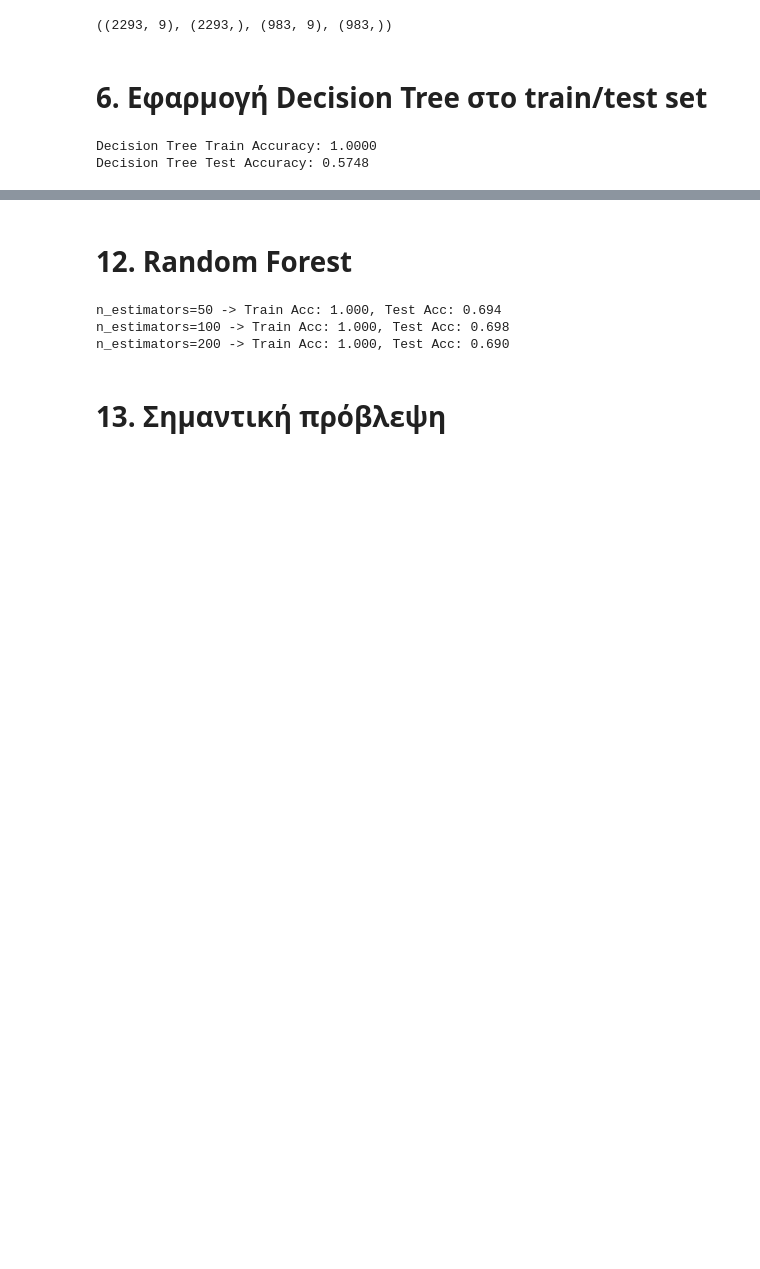
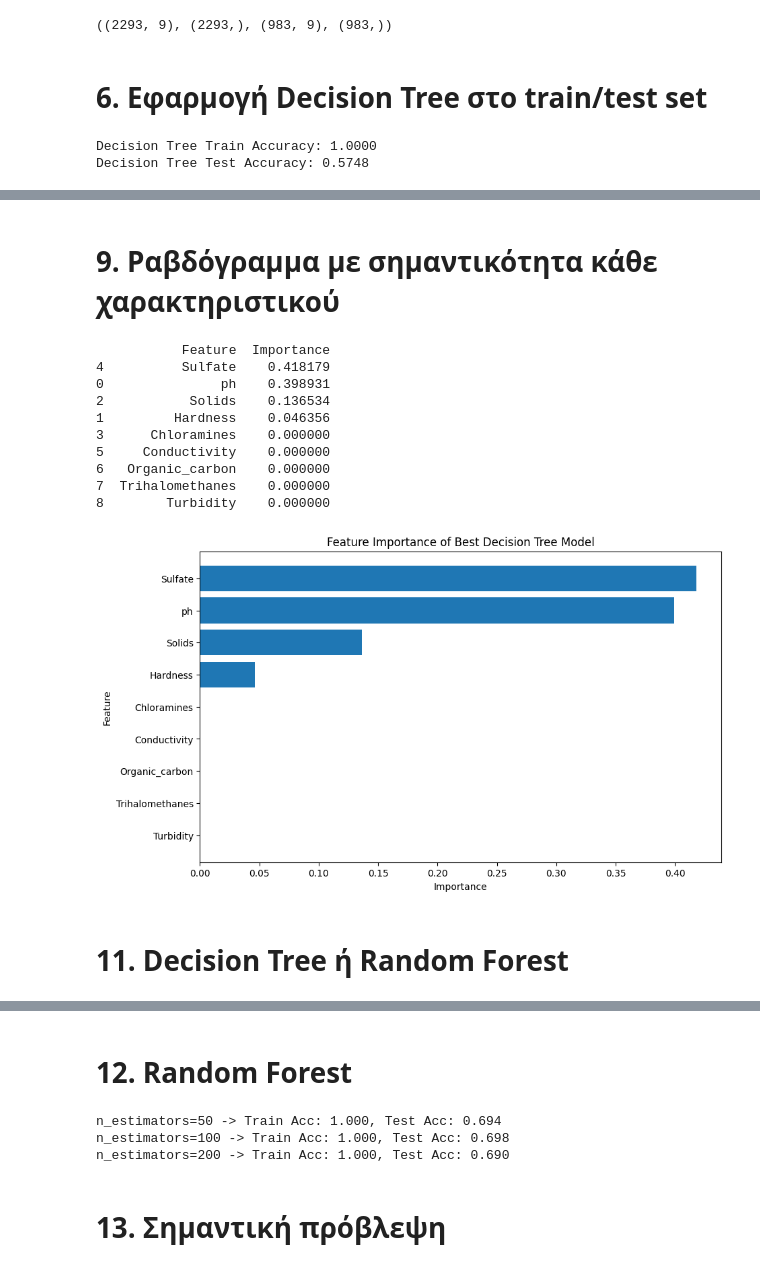
Before and after one commit to vpapoglou/Machine-Learning-Auth, a Jupyter notebook: Εργασία_2.ipynb, the cells around one changed output, grey strips where cells are left out. Drawn from its saved outputs; the diff is of its cells as text; code cells hidden in the pictures; blank space fills up the shorter version.

```diff
--- a/Εργασία_2.ipynb
+++ b/Εργασία_2.ipynb
@@ -163,0 +285,34 @@ Decision Tree Test Accuracy: 0.5748
+# %% [markdown]
+# 9. Ραβδόγραμμα με σημαντικότητα κάθε χαρακτηριστικού
+# %%
+importances = best_model.feature_importances_
+features = input_dataset.columns
+
+feat_imp = pd.DataFrame({
+    'Feature': features,
+    'Importance': importances
+}).sort_values(by='Importance', ascending=False)
+
+print(feat_imp)
+
+plt.figure(figsize=(10, 6))
+plt.barh(feat_imp['Feature'], feat_imp['Importance'])
+plt.xlabel('Importance')
+plt.ylabel('Feature')
+plt.title('Feature Importance of Best Decision Tree Model')
+plt.gca().invert_yaxis()
+plt.show()
+# %% [output]
+           Feature  Importance
+4          Sulfate    0.418179
+0               ph    0.398931
+2           Solids    0.136534
+1         Hardness    0.046356
+3      Chloramines    0.000000
+5     Conductivity    0.000000
+6   Organic_carbon    0.000000
+7  Trihalomethanes    0.000000
+8        Turbidity    0.000000
+[figure, added]
+# %% [markdown]
+# 11. Decision Tree ή Random Forest
```
Also changed, not shown: parts of 9 cells of this notebook.
